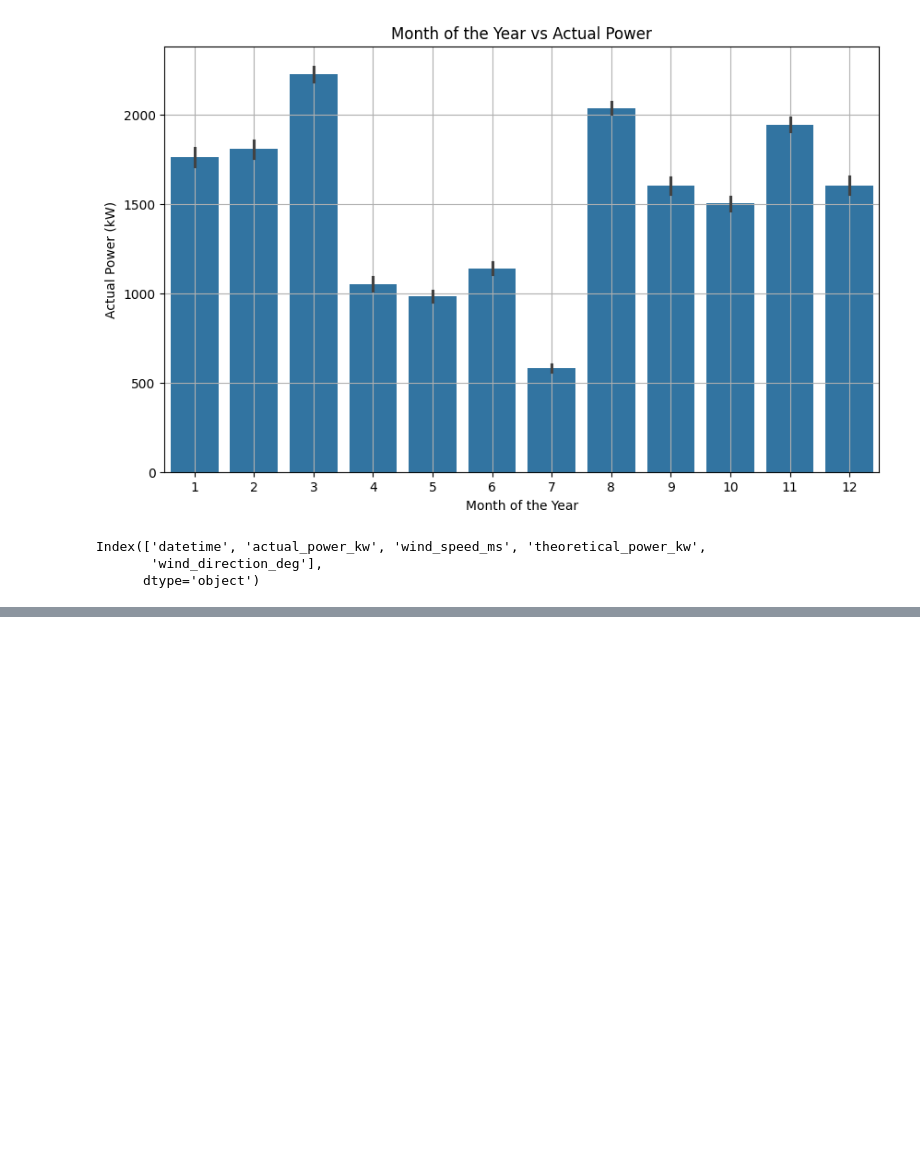
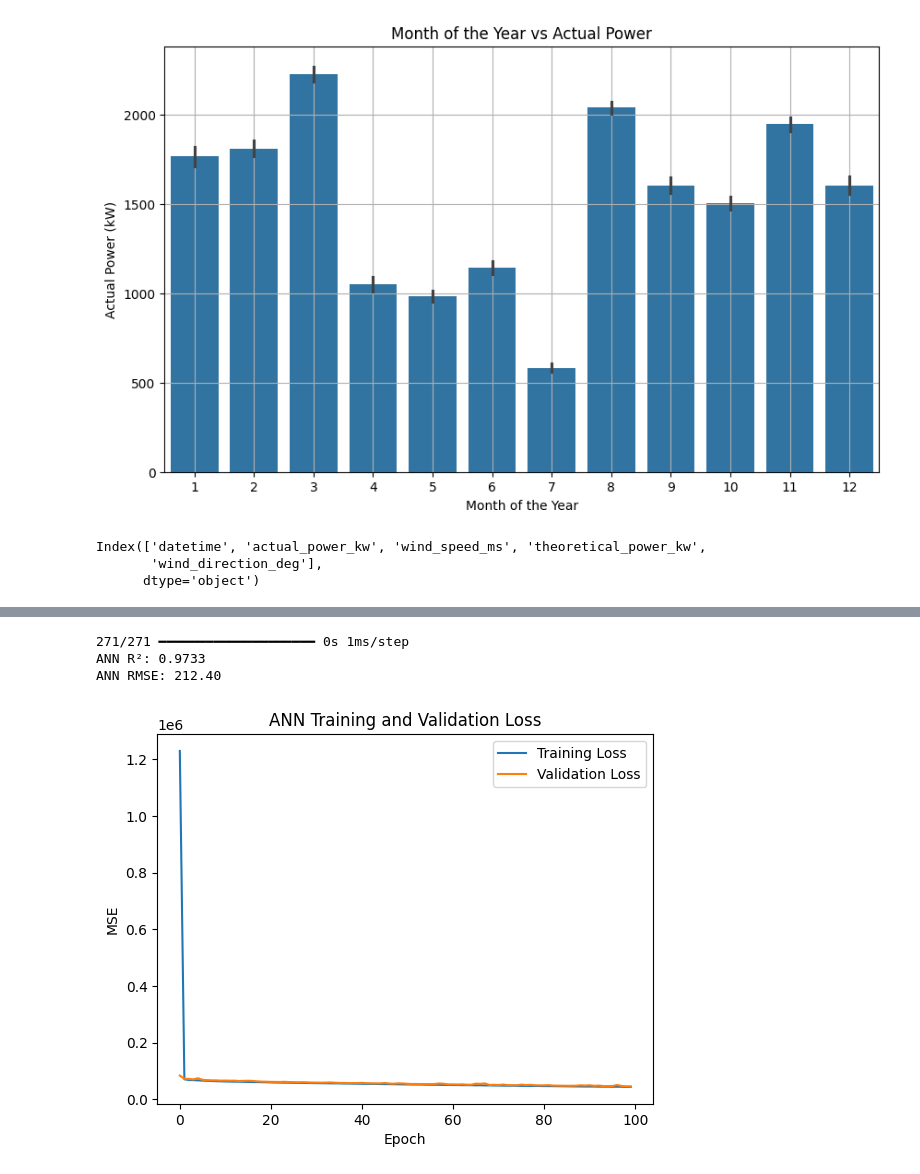
Before and after one commit to vikk456/wind-power-prediction, a Jupyter notebook: Wind_Turbine_Data_Preparation_and_Analysis.ipynb, the cells around one changed output, grey strips where cells are left out. Cells and saved outputs as stored; diff of their text form; code cells hidden in the pictures; blank space fills up the shorter version.

```diff
--- a/Wind_Turbine_Data_Preparation_and_Analysis.ipynb
+++ b/Wind_Turbine_Data_Preparation_and_Analysis.ipynb
@@ -193,0 +270,31 @@ X_test_scaled = scaler.transform(X_test)
+# %%
+ann = Sequential([
+    Dense(64, input_dim=X_train_scaled.shape[1], activation='relu'),
+    Dense(32, activation='relu'),
+    Dense(16, activation='relu'),
+    Dense(1)
+])
+# %%
+ann.compile(
+    optimizer='adam',
+    loss='mse',
+    metrics=['mae']
+)
+# %%
+
+early_stop = EarlyStopping(
+    monitor='val_loss',
+    patience=10,
+    restore_best_weights=True,
+    min_delta=0.001,
+    mode = 'auto'
+)
+# %%
+history = ann.fit(
+    X_train_scaled, y_train,
+    validation_data=(X_test_scaled, y_test),
+    epochs=100,
+    batch_size=32,
+    callbacks=[early_stop],
+    verbose=1
+)
@@ -193,0 +319,24 @@ X_test_scaled = scaler.transform(X_test)
+# %%
+y_pred_ann = ann.predict(X_test_scaled)
+
+r2 = r2_score(y_test, y_pred_ann)
+rmse = np.sqrt(mean_squared_error(y_test, y_pred_ann))
+
+print(f"ANN R²: {r2:.4f}")
+print(f"ANN RMSE: {rmse:.2f}")
+# %% [output]
+271/271 ━━━━━━━━━━━━━━━━━━━━ 0s 1ms/step
+ANN R²: 0.9733
+ANN RMSE: 212.40
+# %%
+import matplotlib.pyplot as plt
+
+plt.plot(history.history['loss'], label='Training Loss')
+plt.plot(history.history['val_loss'], label='Validation Loss')
+plt.title('ANN Training and Validation Loss')
+plt.xlabel('Epoch')
+plt.ylabel('MSE')
+plt.legend()
+plt.show()
+# %% [output]
+[figure, added]
```
Also changed, not shown: parts of 9 cells of this notebook.
